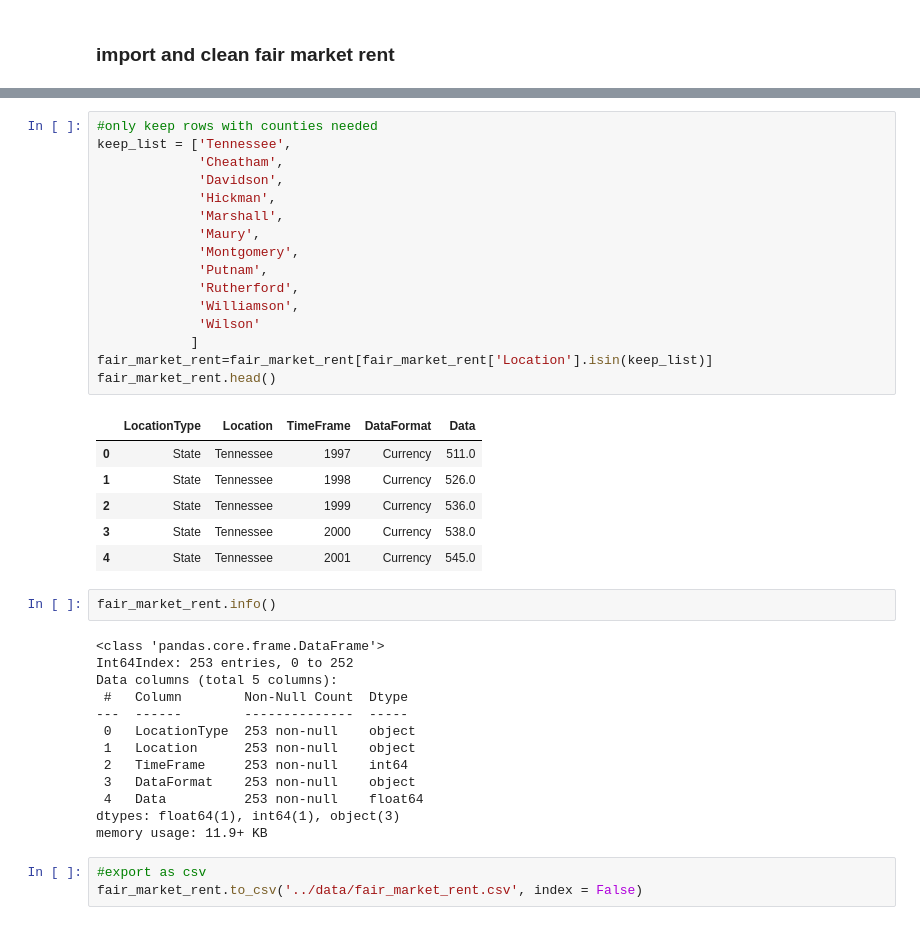
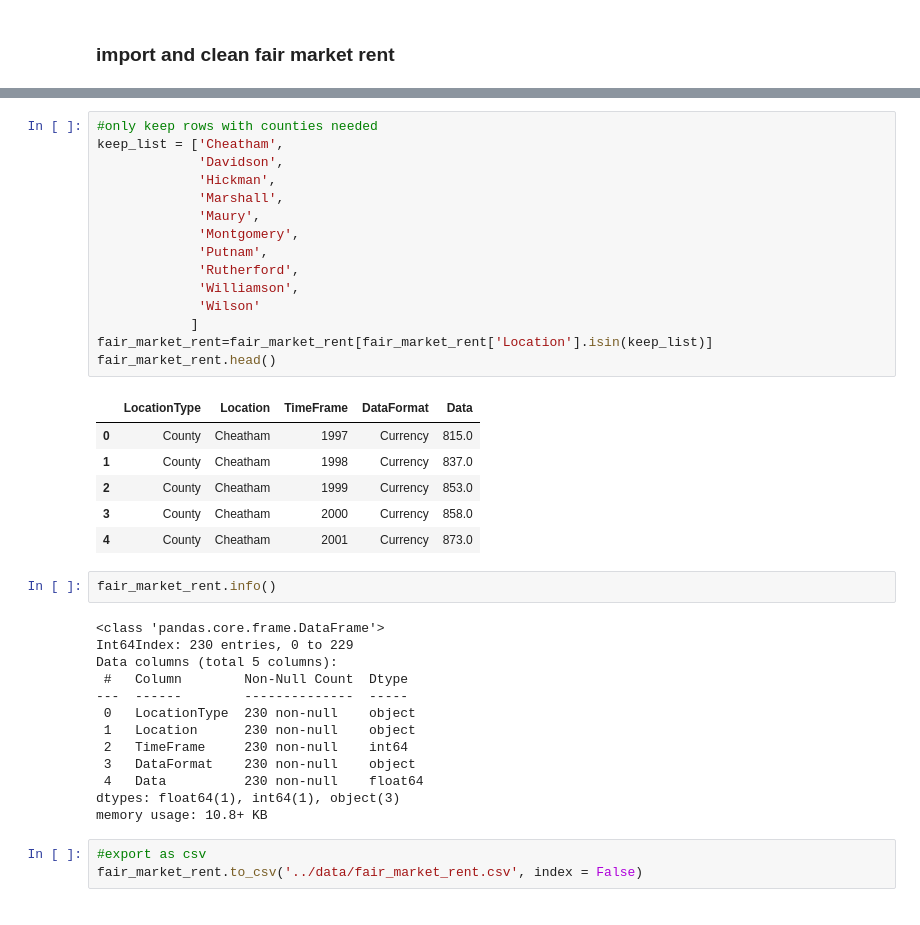
Before and after one commit to paulballenger/nashville_diaper_connection, a Jupyter notebook: notebooks/poverty_table_tn.ipynb, the cells around one changed output, grey strips where cells are left out. Drawn from its saved outputs; the diff is of its cells as text.

```diff
--- a/notebooks/poverty_table_tn.ipynb
+++ b/notebooks/poverty_table_tn.ipynb
@@ -318,41 +326,40 @@ fair_market_rent.head()
 # %%
 #only keep rows with counties needed
-keep_list = ['Tennessee',
-             'Cheatham',
+keep_list = ['Cheatham',
              'Davidson',
              'Hickman',
              'Marshall',
              'Maury',
              'Montgomery',
              'Putnam',
              'Rutherford',
              'Williamson',
              'Wilson'
             ]
 fair_market_rent=fair_market_rent[fair_market_rent['Location'].isin(keep_list)]
 fair_market_rent.head()
 # %% [output]
 |  | LocationType | Location | TimeFrame | DataFormat | Data |
-| 0 | State | Tennessee | 1997 | Currency | 511.0 |
-| 1 | State | Tennessee | 1998 | Currency | 526.0 |
-| 2 | State | Tennessee | 1999 | Currency | 536.0 |
-| 3 | State | Tennessee | 2000 | Currency | 538.0 |
-| 4 | State | Tennessee | 2001 | Currency | 545.0 |
+| 0 | County | Cheatham | 1997 | Currency | 815.0 |
+| 1 | County | Cheatham | 1998 | Currency | 837.0 |
+| 2 | County | Cheatham | 1999 | Currency | 853.0 |
+| 3 | County | Cheatham | 2000 | Currency | 858.0 |
+| 4 | County | Cheatham | 2001 | Currency | 873.0 |
 # %%
 fair_market_rent.info()
 # %% [output]
 <class 'pandas.core.frame.DataFrame'>
-Int64Index: 253 entries, 0 to 252
+Int64Index: 230 entries, 0 to 229
 Data columns (total 5 columns):
  #   Column        Non-Null Count  Dtype
 ---  ------        --------------  -----
- 0   LocationType  253 non-null    object
- 1   Location      253 non-null    object
- 2   TimeFrame     253 non-null    int64
- 3   DataFormat    253 non-null    object
- 4   Data          253 non-null    float64
+ 0   LocationType  230 non-null    object
+ 1   Location      230 non-null    object
+ 2   TimeFrame     230 non-null    int64
+ 3   DataFormat    230 non-null    object
+ 4   Data          230 non-null    float64
 dtypes: float64(1), int64(1), object(3)
-memory usage: 11.9+ KB
+memory usage: 10.8+ KB
 # %%
 #export as csv
 fair_market_rent.to_csv('../data/fair_market_rent.csv', index = False)
```
Also changed, not shown: parts of 5 cells of this notebook, 8 other files.
